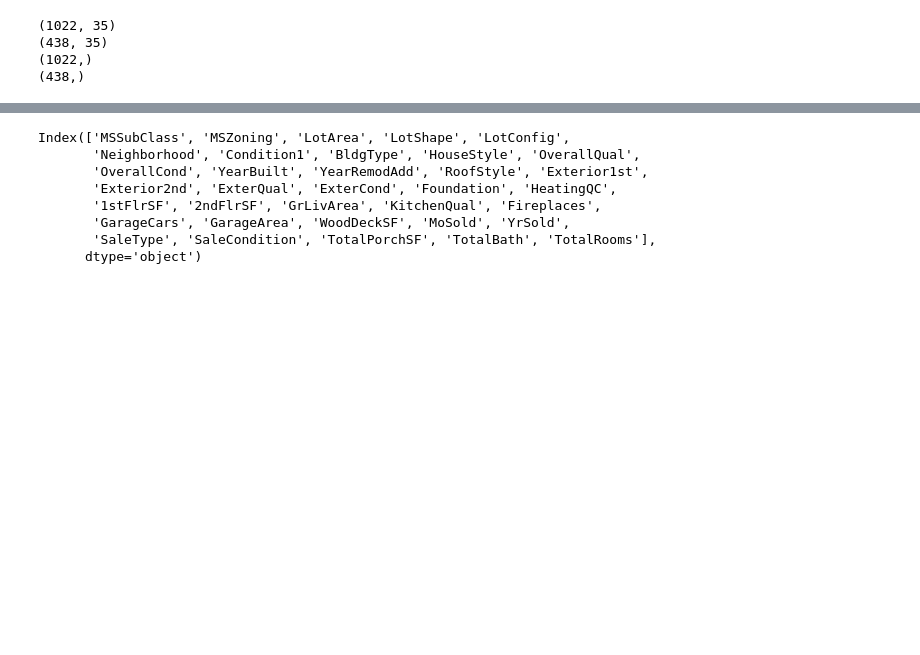
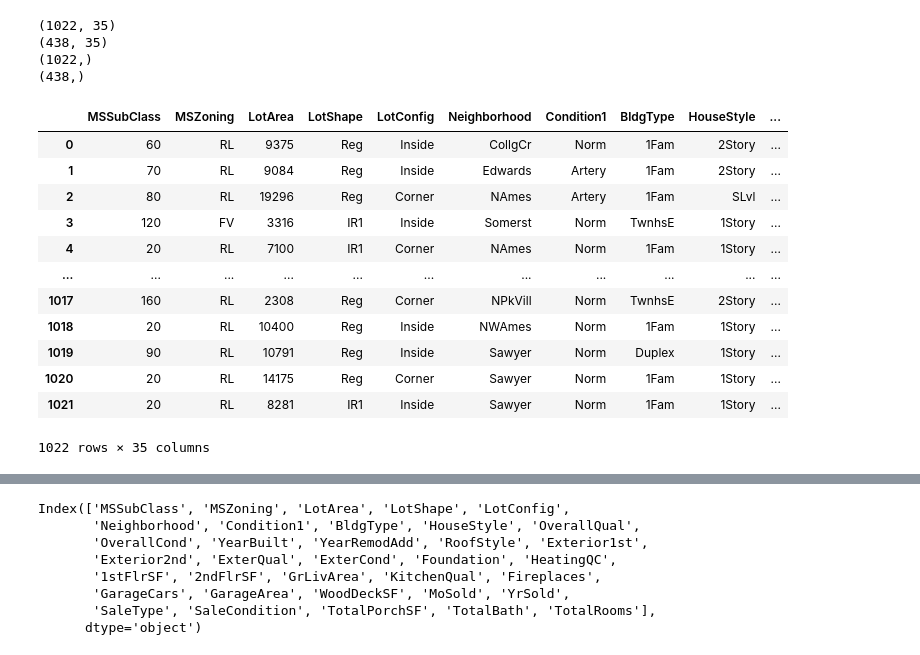
Before and after one commit to Paarth9808/CS559_Project, a Jupyter notebook: CS559_Project.ipynb, the cells around one changed output, grey strips where cells are left out. Cells and saved outputs as stored; diff of their text form; code cells hidden in the pictures; blank space fills up the shorter version.

```diff
--- a/CS559_Project.ipynb
+++ b/CS559_Project.ipynb
@@ -224,22 +224,19 @@ print(y_test.shape)
 (438, 35)
 (1022,)
 (438,)
-# %%
-from sklearn.preprocessing import LabelEncoder
-
-# Instantiate the encoder
-le = LabelEncoder()
-
-# Iterate over all the values of each column and extract their dtypes
-for col in X_train.columns:
-    # Compare if the dtype is object
-    if X_train[col].dtype=='object':
-    # Use LabelEncoder to do the numeric transformation
-        le.fit(list(X_train[col].values))
-        X_train[col] = le.transform(list(X_train[col].values))
-
-# Repeat the same process for the test dataset
-for col in X_test.columns:
-    if X_test[col].dtype=='object':
-        le.fit(list(X_test[col].values))
-        X_test[col] = le.transform(list(X_test[col].values))
+# %%
+X_train
+# %% [output]
+|  | MSSubClass | MSZoning | LotArea | LotShape | LotConfig | Neighborhood | Condition1 | BldgType | HouseStyle | ... |
+| 0 | 60 | RL | 9375 | Reg | Inside | CollgCr | Norm | 1Fam | 2Story | ... |
+| 1 | 70 | RL | 9084 | Reg | Inside | Edwards | Artery | 1Fam | 2Story | ... |
+| 2 | 80 | RL | 19296 | Reg | Corner | NAmes | Artery | 1Fam | SLvl | ... |
+| 3 | 120 | FV | 3316 | IR1 | Inside | Somerst | Norm | TwnhsE | 1Story | ... |
+| 4 | 20 | RL | 7100 | IR1 | Corner | NAmes | Norm | 1Fam | 1Story | ... |
+| ... | ... | ... | ... | ... | ... | ... | ... | ... | ... | ... |
+| 1017 | 160 | RL | 2308 | Reg | Corner | NPkVill | Norm | TwnhsE | 2Story | ... |
+| 1018 | 20 | RL | 10400 | Reg | Inside | NWAmes | Norm | 1Fam | 1Story | ... |
+| 1019 | 90 | RL | 10791 | Reg | Inside | Sawyer | Norm | Duplex | 1Story | ... |
+| 1020 | 20 | RL | 14175 | Reg | Corner | Sawyer | Norm | 1Fam | 1Story | ... |
+| 1021 | 20 | RL | 8281 | IR1 | Inside | Sawyer | Norm | 1Fam | 1Story | ... |
+1022 rows × 35 columns
```
Also changed, not shown: parts of 18 cells of this notebook.
